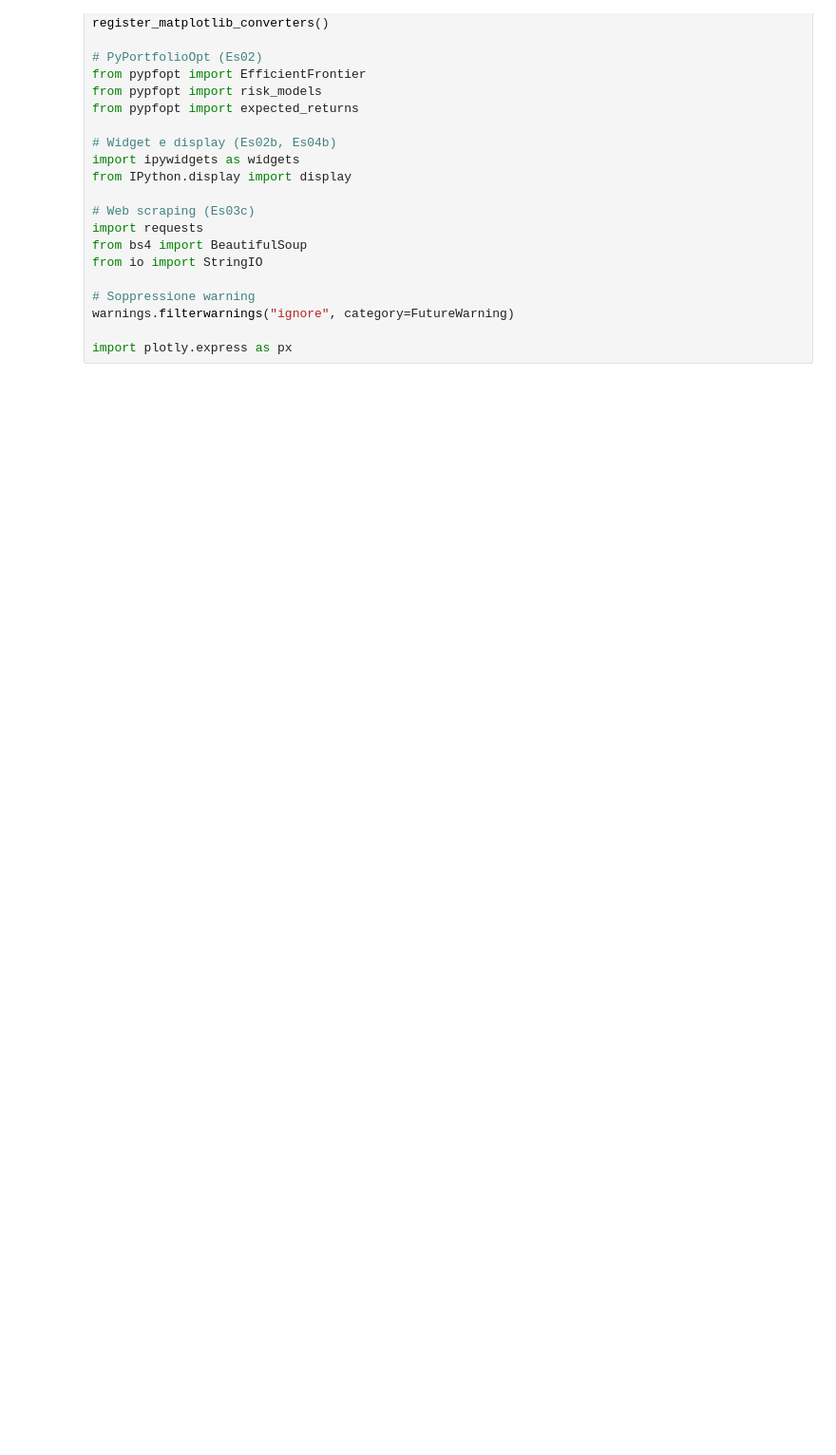
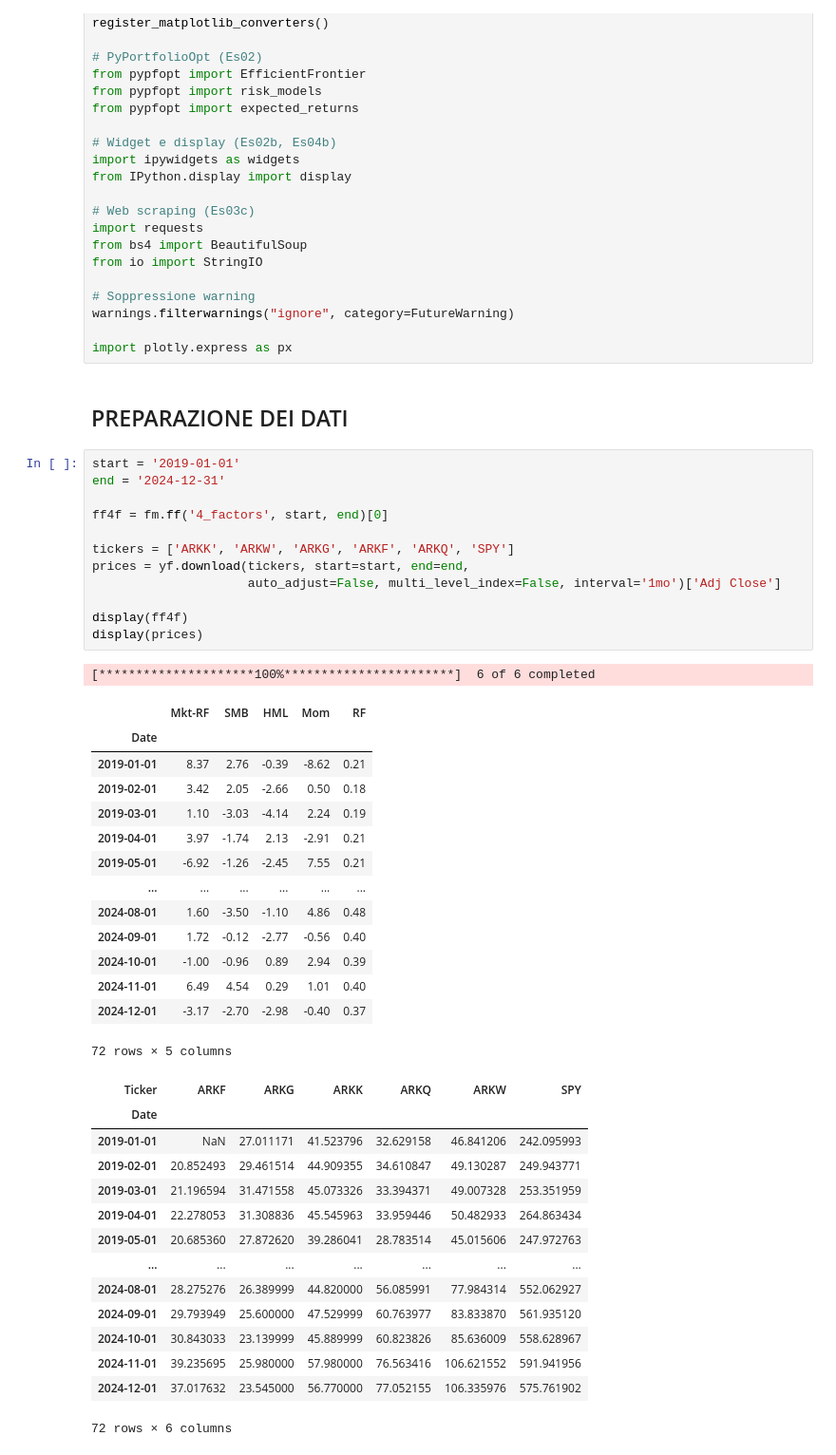
Before and after one commit to fenicola/Ark_Invest_skill_or_luck, a Jupyter notebook: progetto.ipynb, the cells around one changed output. Shown at 95% size. Cells and saved outputs as stored; diff of their text form; blank space fills up the shorter version.

```diff
--- a/progetto.ipynb
+++ b/progetto.ipynb
@@ -47,3 +49,47 @@ from io import StringIO
 warnings.filterwarnings("ignore", category=FutureWarning)
 
 import plotly.express as px
+# %% [markdown]
+## PREPARAZIONE DEI DATI
+# %%
+start = '2019-01-01'
+end = '2024-12-31'
+
+ff4f = fm.ff('4_factors', start, end)[0]
+
+tickers = ['ARKK', 'ARKW', 'ARKG', 'ARKF', 'ARKQ', 'SPY']
+prices = yf.download(tickers, start=start, end=end,
+                     auto_adjust=False, multi_level_index=False, interval='1mo')['Adj Close']
+
+display(ff4f)
+display(prices)
+# %% [output]
+[*********************100%***********************]  6 of 6 completed
+|  | Mkt-RF | SMB | HML | Mom | RF |
+| Date |  |  |  |  |  |
+| 2019-01-01 | 8.37 | 2.76 | -0.39 | -8.62 | 0.21 |
+| 2019-02-01 | 3.42 | 2.05 | -2.66 | 0.50 | 0.18 |
+| 2019-03-01 | 1.10 | -3.03 | -4.14 | 2.24 | 0.19 |
+| 2019-04-01 | 3.97 | -1.74 | 2.13 | -2.91 | 0.21 |
+| 2019-05-01 | -6.92 | -1.26 | -2.45 | 7.55 | 0.21 |
+| ... | ... | ... | ... | ... | ... |
+| 2024-08-01 | 1.60 | -3.50 | -1.10 | 4.86 | 0.48 |
+| 2024-09-01 | 1.72 | -0.12 | -2.77 | -0.56 | 0.40 |
+| 2024-10-01 | -1.00 | -0.96 | 0.89 | 2.94 | 0.39 |
+| 2024-11-01 | 6.49 | 4.54 | 0.29 | 1.01 | 0.40 |
+| 2024-12-01 | -3.17 | -2.70 | -2.98 | -0.40 | 0.37 |
+72 rows × 5 columns
+| Ticker | ARKF | ARKG | ARKK | ARKQ | ARKW | SPY |
+| Date |  |  |  |  |  |  |
+| 2019-01-01 | NaN | 27.011171 | 41.523796 | 32.629158 | 46.841206 | 242.095993 |
+| 2019-02-01 | 20.852493 | 29.461514 | 44.909355 | 34.610847 | 49.130287 | 249.943771 |
+| 2019-03-01 | 21.196594 | 31.471558 | 45.073326 | 33.394371 | 49.007328 | 253.351959 |
+| 2019-04-01 | 22.278053 | 31.308836 | 45.545963 | 33.959446 | 50.482933 | 264.863434 |
+| 2019-05-01 | 20.685360 | 27.872620 | 39.286041 | 28.783514 | 45.015606 | 247.972763 |
+| ... | ... | ... | ... | ... | ... | ... |
+| 2024-08-01 | 28.275276 | 26.389999 | 44.820000 | 56.085991 | 77.984314 | 552.062927 |
+| 2024-09-01 | 29.793949 | 25.600000 | 47.529999 | 60.763977 | 83.833870 | 561.935120 |
+| 2024-10-01 | 30.843033 | 23.139999 | 45.889999 | 60.823826 | 85.636009 | 558.628967 |
+| 2024-11-01 | 39.235695 | 25.980000 | 57.980000 | 76.563416 | 106.621552 | 591.941956 |
+| 2024-12-01 | 37.017632 | 23.545000 | 56.770000 | 77.052155 | 106.335976 | 575.761902 |
+72 rows × 6 columns
```
Also changed, not shown: parts of 4 cells of this notebook.
